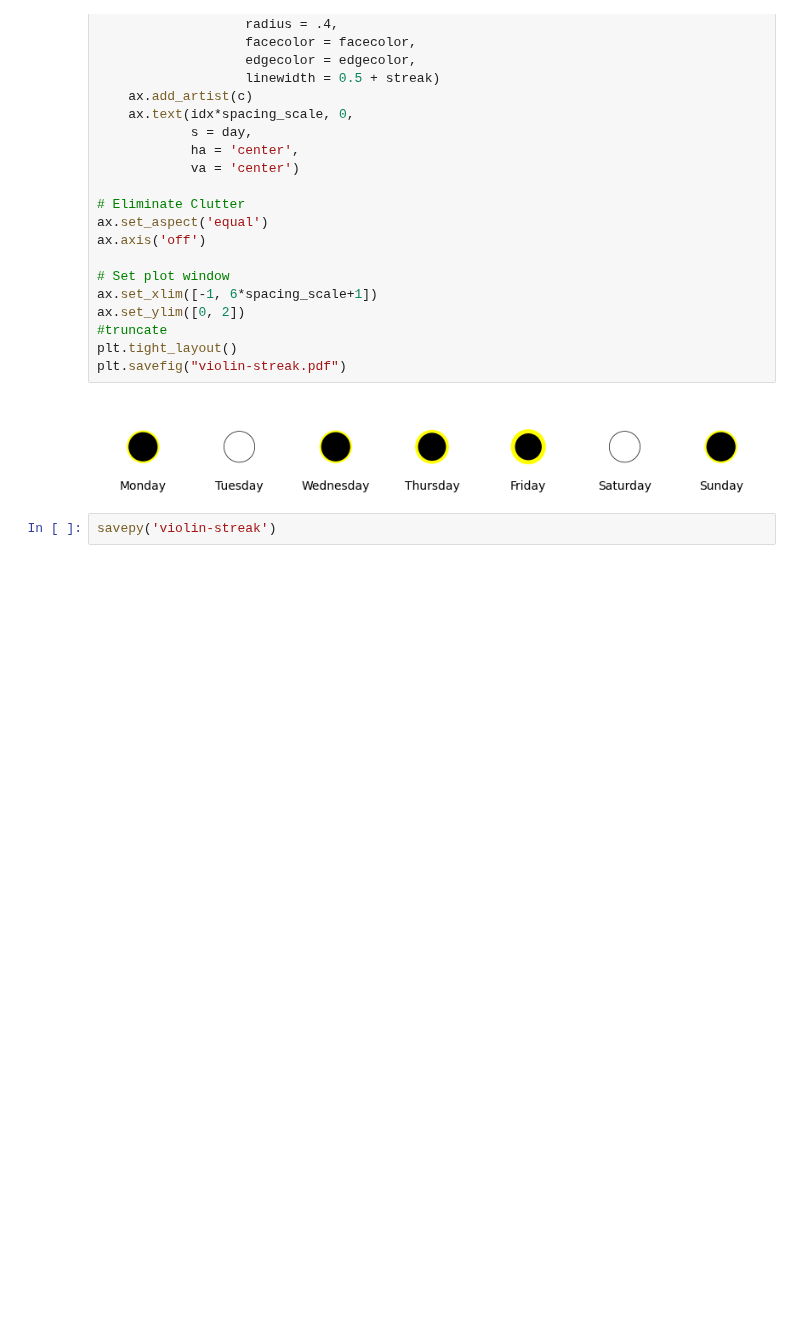
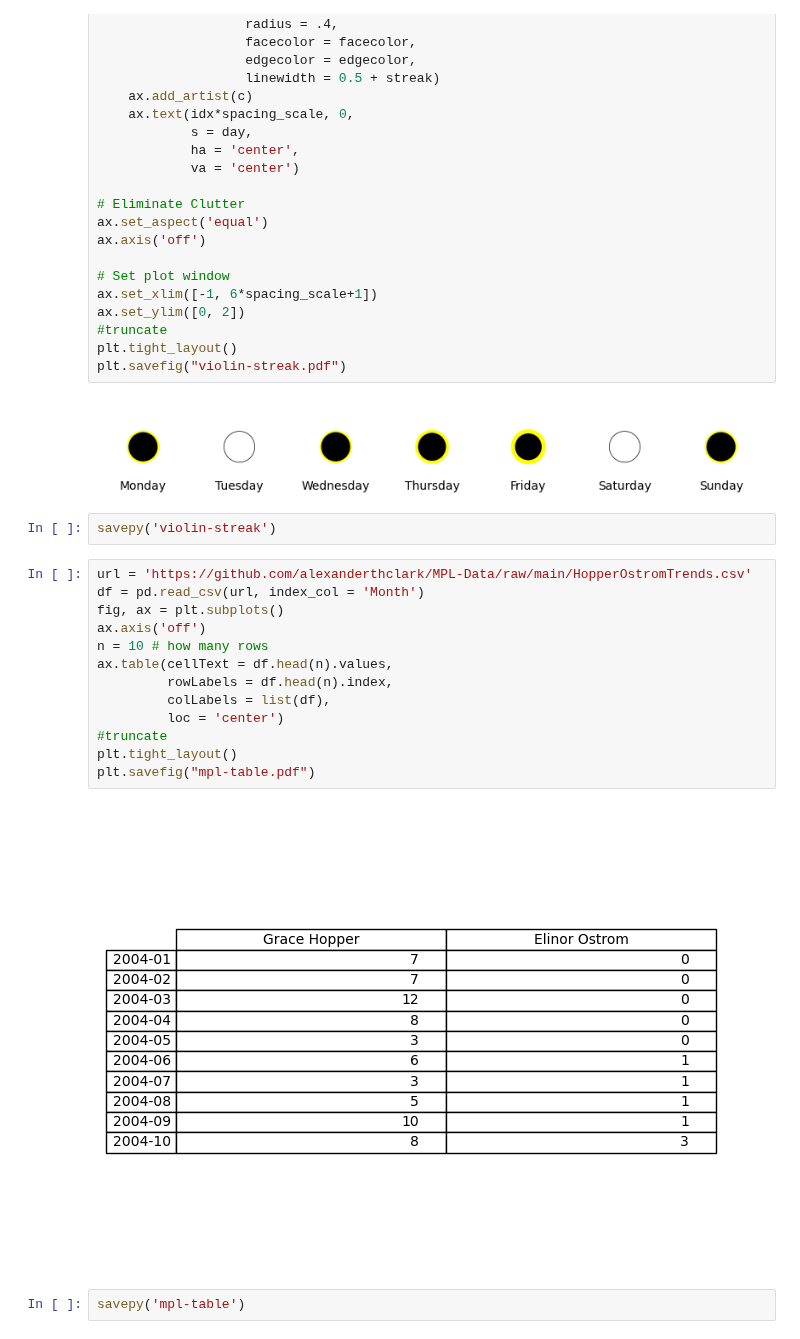
Before and after one commit to alexanderthclark/Matplotlib-for-Storytellers, a Jupyter notebook: python/Poetry-Figure-Dev.ipynb, the cells around one changed output. Drawn from its saved outputs; the diff is of its cells as text; blank space fills up the shorter version.

```diff
--- a/python/Poetry-Figure-Dev.ipynb
+++ b/python/Poetry-Figure-Dev.ipynb
@@ -168,3 +168,20 @@ plt.savefig("violin-streak.pdf")
 [figure]
 # %%
 savepy('violin-streak')
+# %%
+url = 'https://github.com/alexanderthclark/MPL-Data/raw/main/HopperOstromTrends.csv'
+df = pd.read_csv(url, index_col = 'Month')
+fig, ax = plt.subplots()
+ax.axis('off')
+n = 10 # how many rows
+ax.table(cellText = df.head(n).values,
+         rowLabels = df.head(n).index,
+         colLabels = list(df),
+         loc = 'center')
+#truncate
+plt.tight_layout()
+plt.savefig("mpl-table.pdf")
+# %% [output]
+[figure, added]
+# %%
+savepy('mpl-table')
```
Also changed, not shown: parts of 15 cells of this notebook, 27 other files.
